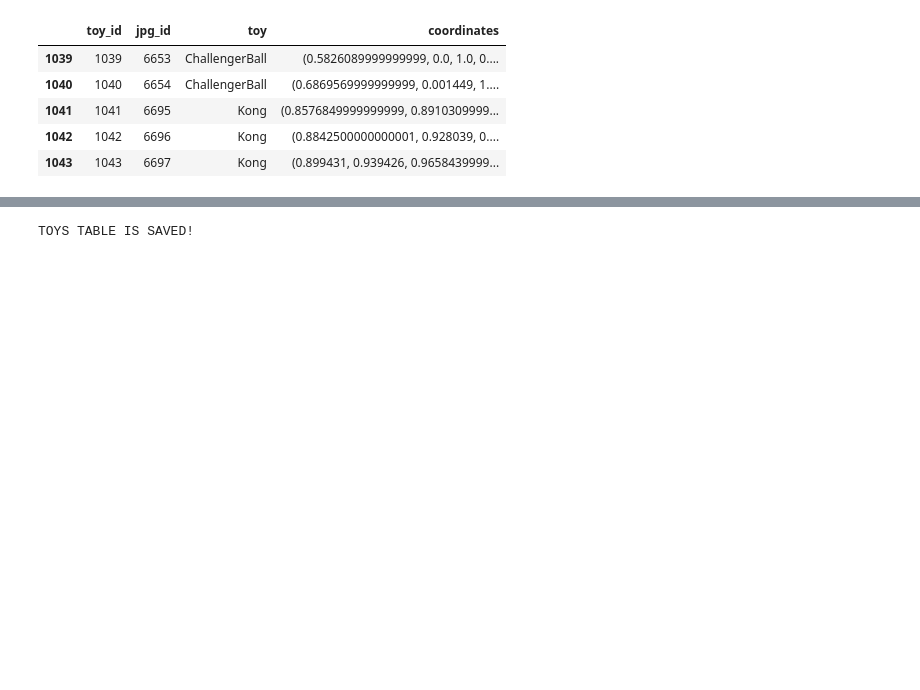
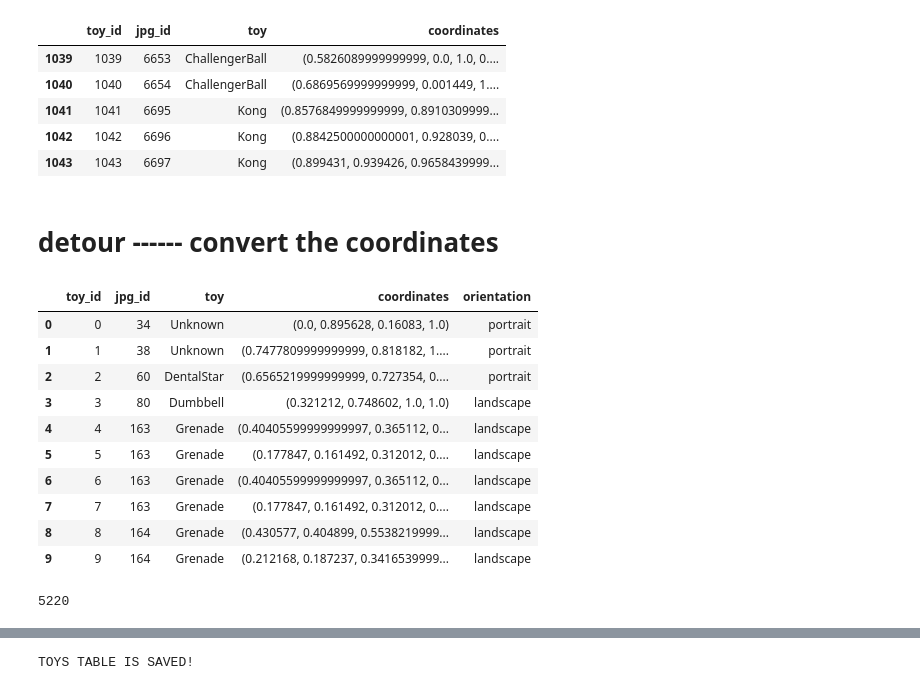
Before and after one commit to julie0924/PhotoMetadata, a Jupyter notebook: Combining.ipynb, the cells around one changed output, grey strips where cells are left out. Saved outputs shown, nothing was run; the diff lists cells and outputs as text; code cells hidden in the pictures; blank space fills up the shorter version.

```diff
--- a/Combining.ipynb
+++ b/Combining.ipynb
@@ -111,3 +112,25 @@ toy_merged.tail(5)
 | 1041 | 1041 | 6695 | Kong | (0.8576849999999999, 0.8910309999... |
 | 1042 | 1042 | 6696 | Kong | (0.8842500000000001, 0.928039, 0.... |
 | 1043 | 1043 | 6697 | Kong | (0.899431, 0.939426, 0.9658439999... |
+# %% [markdown]
+# detour ------ convert the coordinates
+# %%
+orient = photos[['jpg_id', 'orientation']].copy()
+toy_temp = pd.merge(toy_merged, orient, on = 'jpg_id', how = 'left')
+toy_temp.head(10)
+# %% [output]
+|  | toy_id | jpg_id | toy | coordinates | orientation |
+| 0 | 0 | 34 | Unknown | (0.0, 0.895628, 0.16083, 1.0) | portrait |
+| 1 | 1 | 38 | Unknown | (0.7477809999999999, 0.818182, 1.... | portrait |
+| 2 | 2 | 60 | DentalStar | (0.6565219999999999, 0.727354, 0.... | portrait |
+| 3 | 3 | 80 | Dumbbell | (0.321212, 0.748602, 1.0, 1.0) | landscape |
+| 4 | 4 | 163 | Grenade | (0.40405599999999997, 0.365112, 0... | landscape |
+| 5 | 5 | 163 | Grenade | (0.177847, 0.161492, 0.312012, 0.... | landscape |
+| 6 | 6 | 163 | Grenade | (0.40405599999999997, 0.365112, 0... | landscape |
+| 7 | 7 | 163 | Grenade | (0.177847, 0.161492, 0.312012, 0.... | landscape |
+| 8 | 8 | 164 | Grenade | (0.430577, 0.404899, 0.5538219999... | landscape |
+| 9 | 9 | 164 | Grenade | (0.212168, 0.187237, 0.3416539999... | landscape |
+# %%
+toy_temp.size
+# %% [output]
+5220
```
Also changed, not shown: parts of 19 cells of this notebook, 7 other files.
